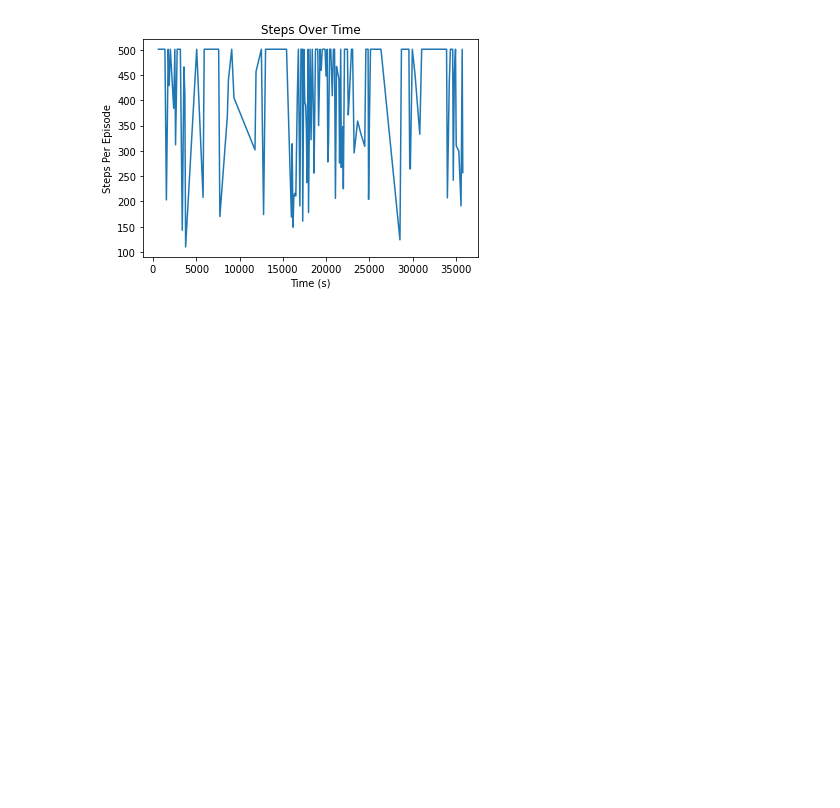
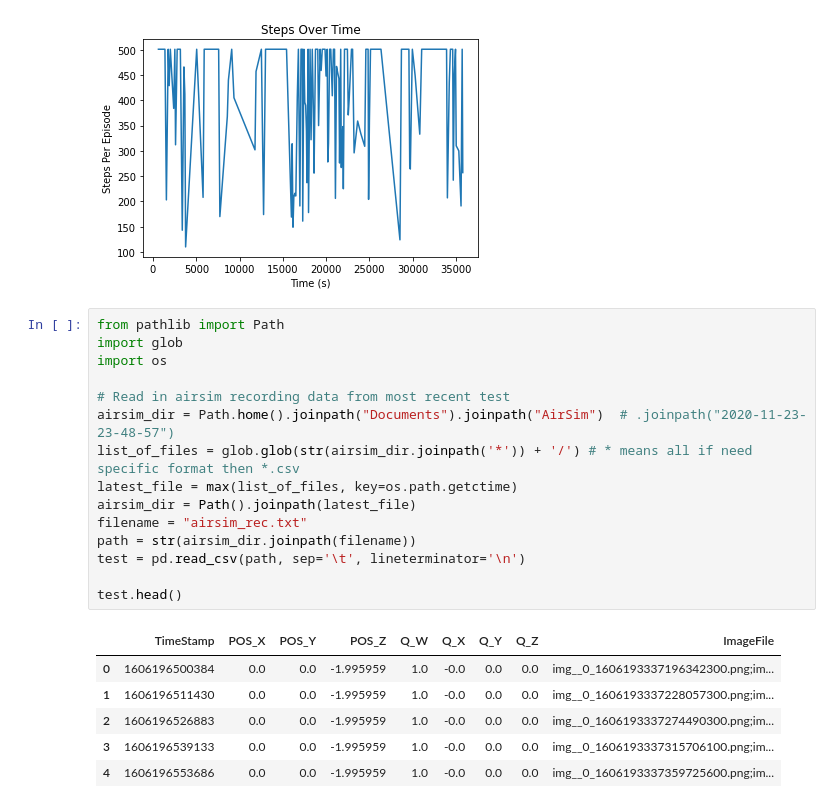
Before and after one commit to blakermchale/deep_flight, a Jupyter notebook: plot.ipynb, the cells around one changed output. Cells and saved outputs as stored; diff of their text form; blank space fills up the shorter version.

```diff
--- a/plot.ipynb
+++ b/plot.ipynb
@@ -35,3 +42,25 @@ plt.show()
 # %% [output]
 [figure]
 [figure]
+# %%
+from pathlib import Path
+import glob
+import os
+
+# Read in airsim recording data from most recent test
+airsim_dir = Path.home().joinpath("Documents").joinpath("AirSim")  # .joinpath("2020-11-23-23-48-57")
+list_of_files = glob.glob(str(airsim_dir.joinpath('*')) + '/') # * means all if need specific format then *.csv
+latest_file = max(list_of_files, key=os.path.getctime)
+airsim_dir = Path().joinpath(latest_file)
+filename = "airsim_rec.txt"
+path = str(airsim_dir.joinpath(filename))
+test = pd.read_csv(path, sep='\t', lineterminator='\n')
+
+test.head()
+# %% [output]
+|  | TimeStamp | POS_X | POS_Y | POS_Z | Q_W | Q_X | Q_Y | Q_Z | ImageFile |
+| 0 | 1606196500384 | 0.0 | 0.0 | -1.995959 | 1.0 | -0.0 | 0.0 | 0.0 | img__0_1606193337196342300.png;im... |
+| 1 | 1606196511430 | 0.0 | 0.0 | -1.995959 | 1.0 | -0.0 | 0.0 | 0.0 | img__0_1606193337228057300.png;im... |
+| 2 | 1606196526883 | 0.0 | 0.0 | -1.995959 | 1.0 | -0.0 | 0.0 | 0.0 | img__0_1606193337274490300.png;im... |
+| 3 | 1606196539133 | 0.0 | 0.0 | -1.995959 | 1.0 | -0.0 | 0.0 | 0.0 | img__0_1606193337315706100.png;im... |
+| 4 | 1606196553686 | 0.0 | 0.0 | -1.995959 | 1.0 | -0.0 | 0.0 | 0.0 | img__0_1606193337359725600.png;im... |
```
Also changed, not shown: parts of 3 cells of this notebook, 8 other files.
